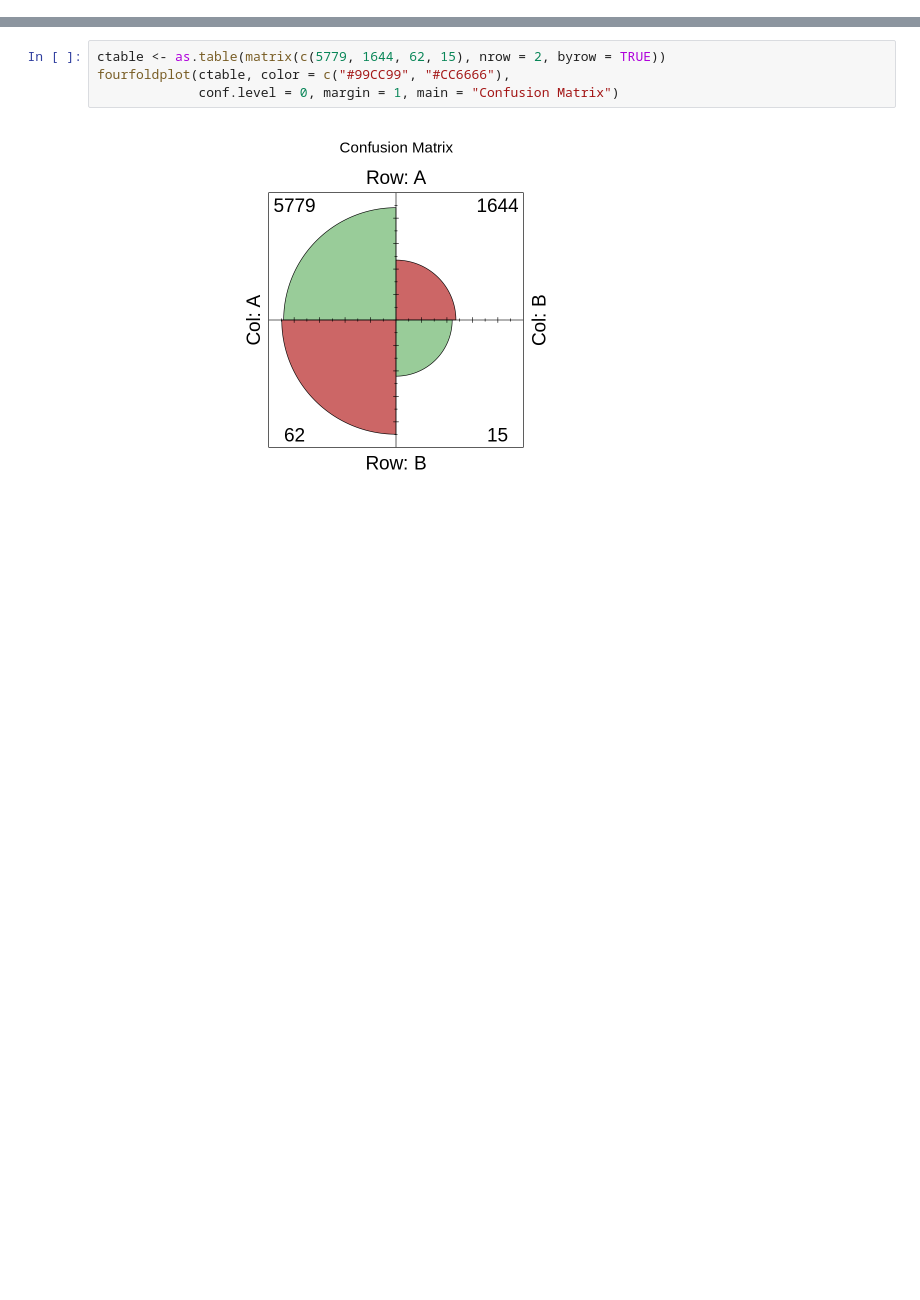
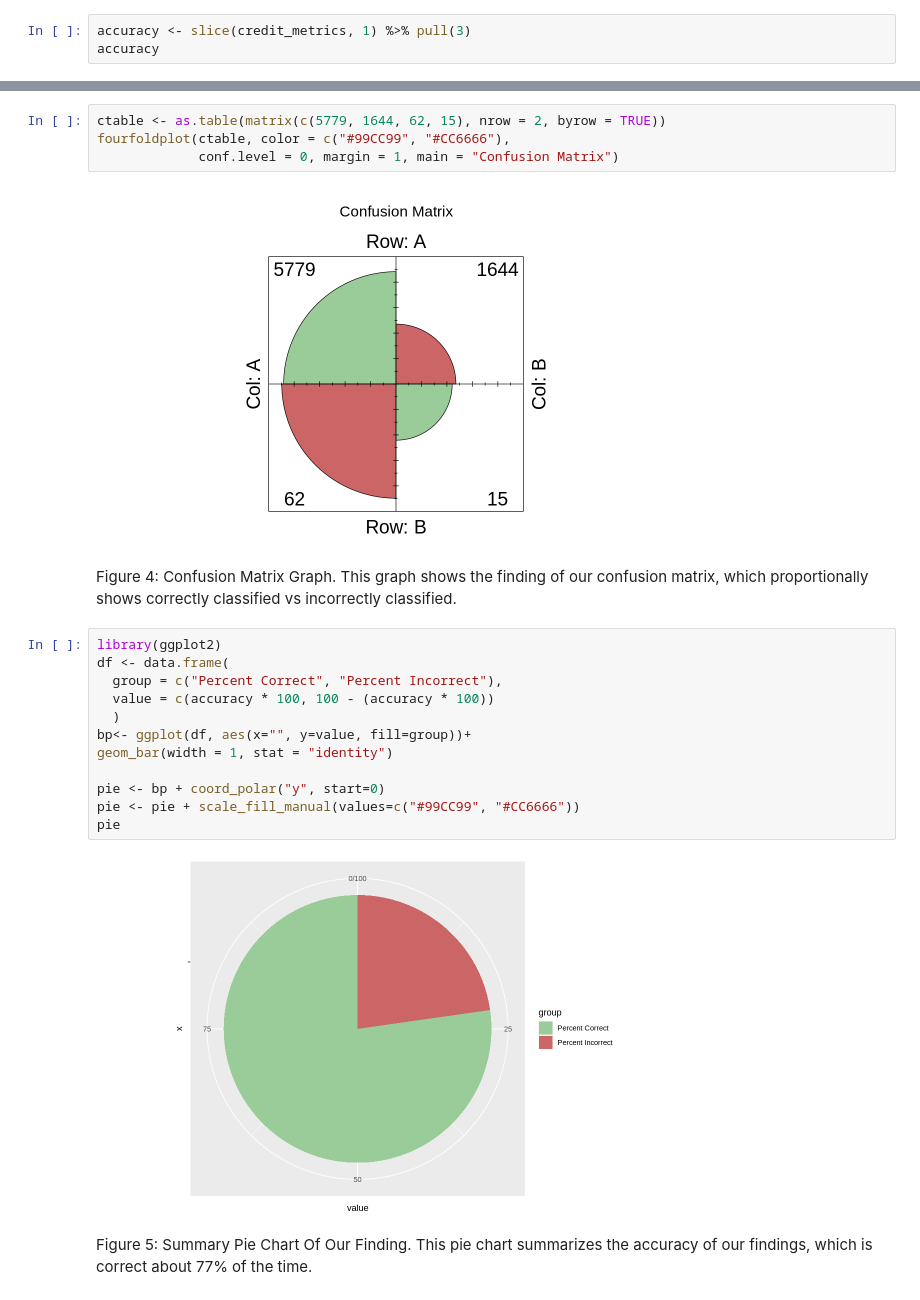
Before and after one commit to toast682/dsci_project, a Jupyter notebook: dsci_project.ipynb, the cells around one changed output, grey strips where cells are left out. Cells and saved outputs as stored; diff of their text form; blank space fills up the shorter version.

```diff
--- a/dsci_project.ipynb
+++ b/dsci_project.ipynb
@@ -171,3 +190,6 @@ A tibble: 2 × 3
 Prediction    0    1
          0 5779 1644
          1   62   15
+# %%
+accuracy <- slice(credit_metrics, 1) %>% pull(3)
+accuracy
@@ -177,3 +201,21 @@ fourfoldplot(ctable, color = c("#99CC99", "#CC6666"),
              conf.level = 0, margin = 1, main = "Confusion Matrix")
 # %% [output]
 [figure]
+# %% [markdown]
+Figure 4: Confusion Matrix Graph. This graph shows the finding of our confusion matrix, which proportionally shows correctly classified vs incorrectly classified.
+# %%
+library(ggplot2)
+df <- data.frame(
+  group = c("Percent Correct", "Percent Incorrect"),
+  value = c(accuracy * 100, 100 - (accuracy * 100))
+  )
+bp<- ggplot(df, aes(x="", y=value, fill=group))+
+geom_bar(width = 1, stat = "identity")
+
+pie <- bp + coord_polar("y", start=0)
+pie <- pie + scale_fill_manual(values=c("#99CC99", "#CC6666"))
+pie
+# %% [output]
+[figure, added]
+# %% [markdown]
+Figure 5: Summary Pie Chart Of Our Finding. This pie chart summarizes the accuracy of our findings, which is correct about 77% of the time.
```
Also changed, not shown: parts of 6 cells of this notebook.
